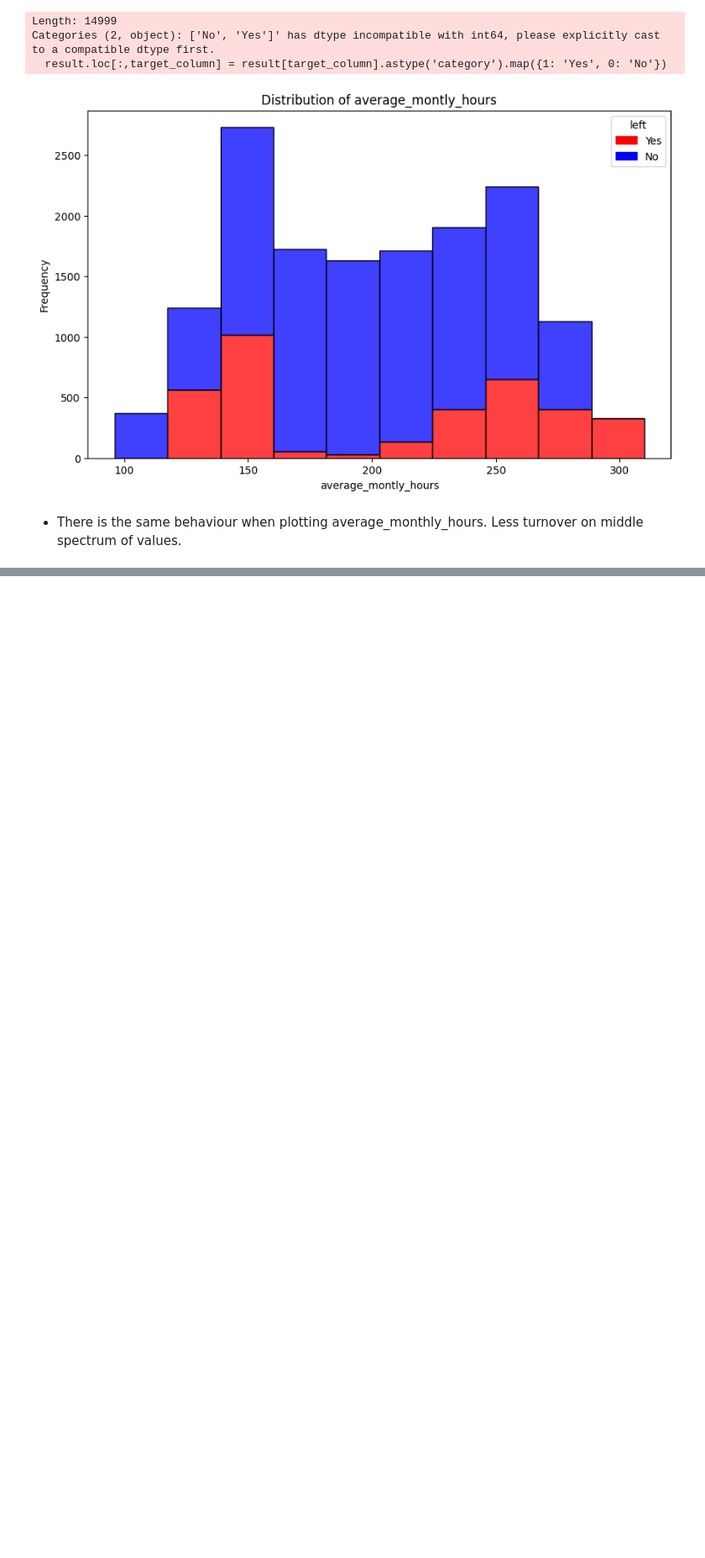
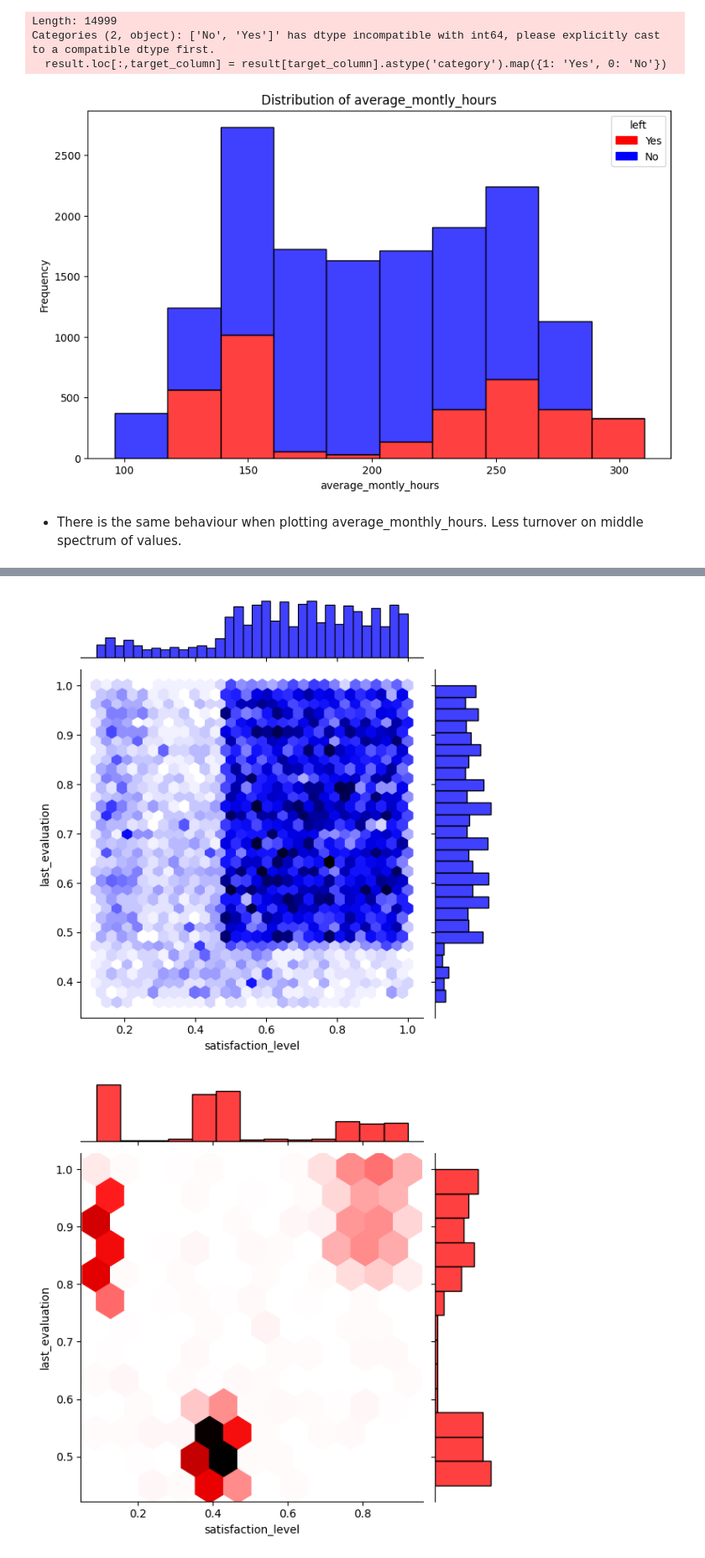
Before and after one commit to DGayer93/HR_Analytics_Project, a Jupyter notebook: hr_analytics.ipynb, the cells around one changed output, grey strips where cells are left out. Shown: that part at 84% size. Cells and saved outputs as stored; diff of their text form; code cells hidden in the pictures; blank space fills up the shorter version.

Commit message:
included joint plotter and heatmap function

```diff
--- a/hr_analytics.ipynb
+++ b/hr_analytics.ipynb
@@ -240,0 +243,41 @@ Categories (2, object): ['No', 'Yes']' has dtype incompatible with int64, please
+# %%
+def joint_plotter(df, col1, col2, target):
+    """
+    Plot joint plots based on binary target variable.
+
+    Parameters:
+        df (DataFrame): Input DataFrame.
+        col1 (str): Name of the first column.
+        col2 (str): Name of the second column.
+        target (str): Name of the binary target column.
+
+    Returns:
+        None
+    """
+    # Input validation
+    if col1 not in df.columns or col2 not in df.columns or target not in df.columns:
+        raise ValueError("Columns not found in DataFrame")
+
+
+
+    # Filter DataFrame based on target variable
+    df0 = df[df[target] == 0]
+    df1 = df[df[target] == 1]
+
+
+
+
+    # Plot data for target == 0
+    sns.jointplot(x=col1, y=col2, data=df0, kind='hex', color='blue')
+
+
+    # Plot data for target == 1
+    sns.jointplot(x=col1, y=col2, data=df1, kind='hex', color='red')
+
+
+    plt.show()
+# %%
+joint_plotter(df,large_range_columns[0],large_range_columns[1],'left')
+# %% [output]
+[figure, added]
+[figure, added]
```
Also changed, not shown: parts of 5 cells of this notebook.
